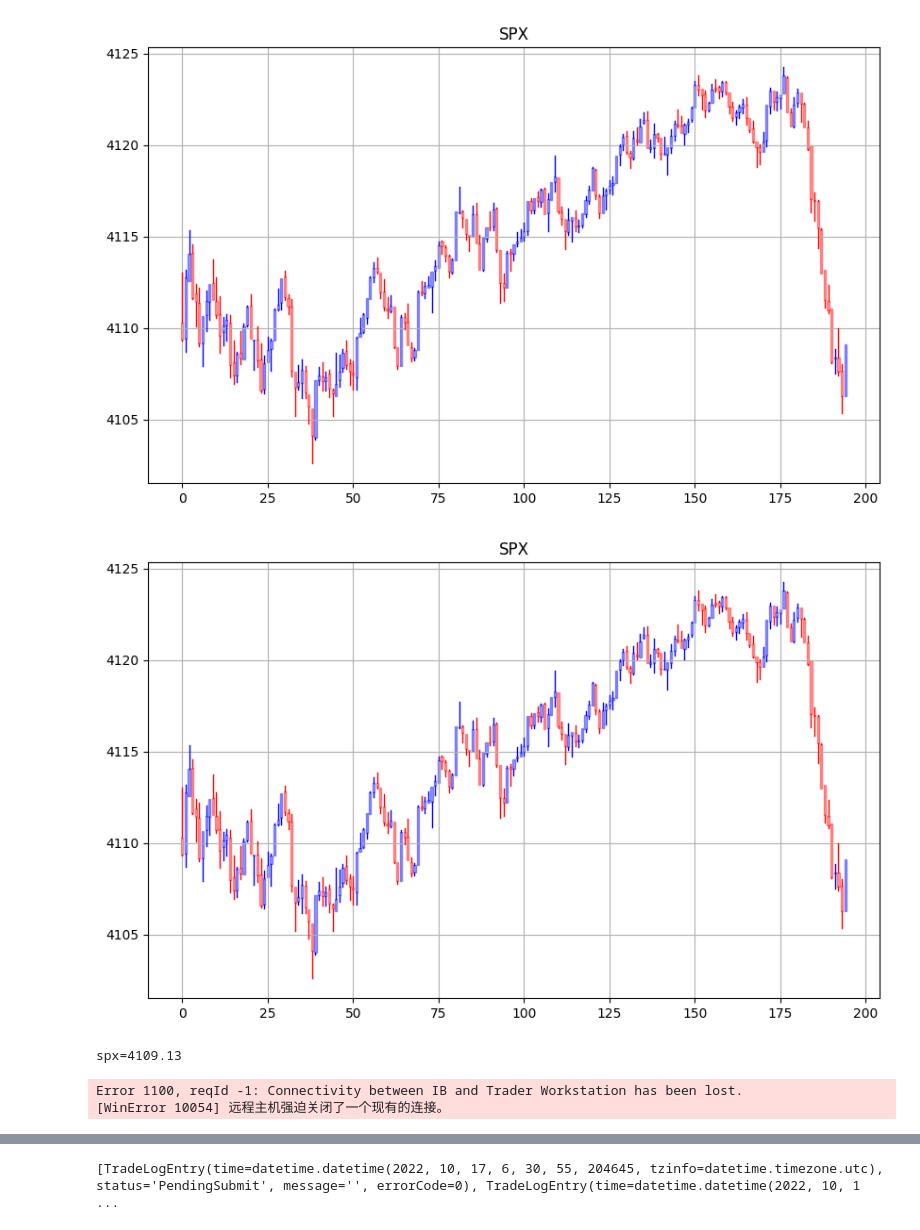
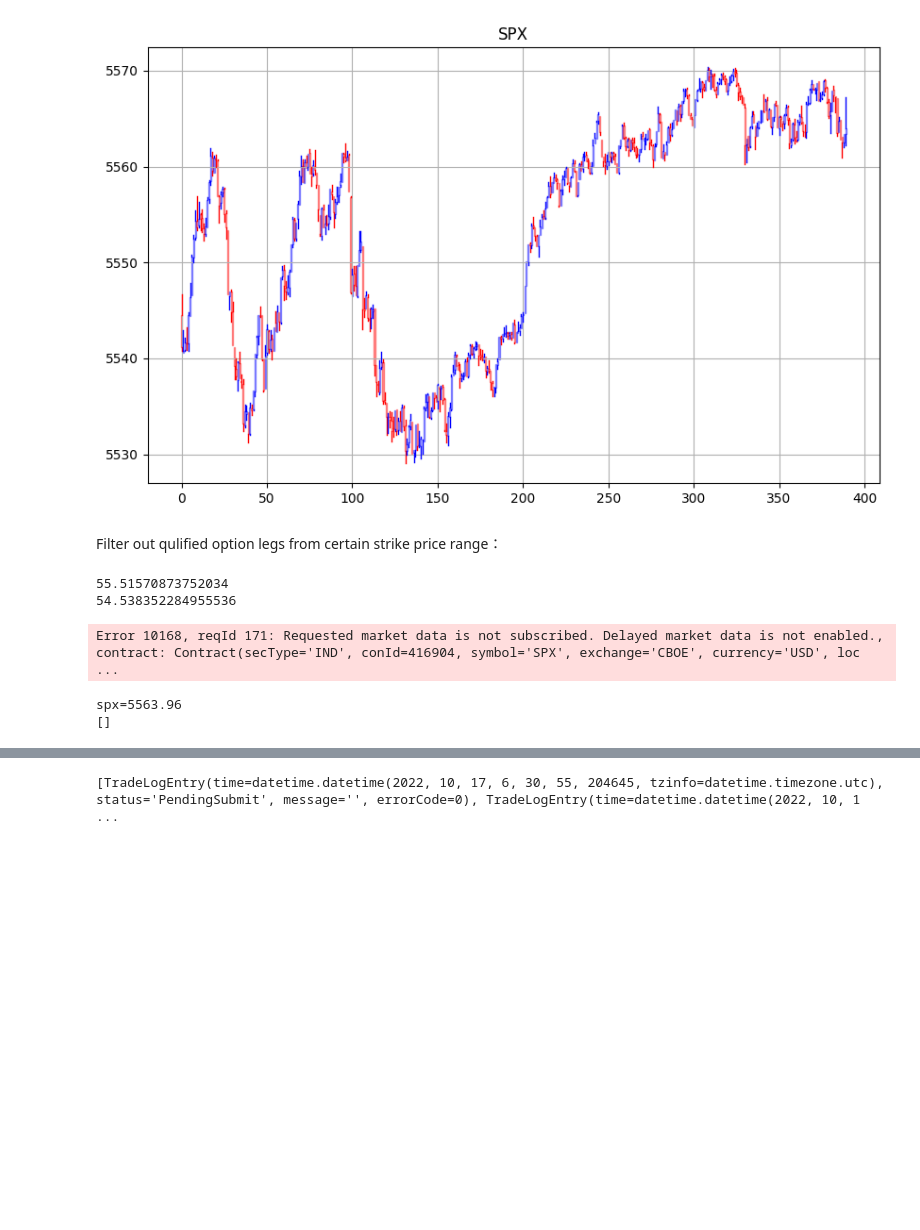
Before and after one commit to tony3641/SpreadTradingSystem, a Jupyter notebook: playground.ipynb, the cells around one changed output, grey strips where cells are left out. Drawn from its saved outputs; the diff is of its cells as text; code cells hidden in the pictures; blank space fills up the shorter version.

Commit message:
add new files
add option_math

```diff
--- a/playground.ipynb
+++ b/playground.ipynb
@@ -48,19 +61,21 @@ Error 1100, reqId -1: Connectivity between IB and Trader Workstation has been lo
 # %%
 spx=Contract(symbol='SPX',secType='IND')
 ib.qualifyContracts(spx)
 ib.reqHeadTimeStamp(spx,whatToShow='TRADES', useRTH=True)
 bars=ib.reqHistoricalData(
     contract=spx,
     endDateTime='',
     durationStr='1 D',
-    barSizeSetting='2 mins',
+    barSizeSetting='1 min',
     whatToShow='TRADES',
     useRTH=True,
     formatDate='1'
 )
 df=util.df(bars)
 #plt.plot(df['close'])
 util.barplot(bars, title=spx.symbol)
+spxVal = bars[-1].close
 # %% [output]
-[figure, old version]
+[figure, new version]
-[figure, removed]
+# %% [markdown]
+Filter out qulified option legs from certain strike price range：
@@ -67,3 +96,10 @@ util.barplot(bars, title=spx.symbol)
+# %%
+tickers=ib.reqTickers(*contracts)
+for ticker in tickers:
+    print(ticker.lastGreeks.impliedVol*math.sqrt(1/252)*spxVal)
+# %% [output]
+55.51570873752034
+54.538352284955536
 # %%
 [ticker]=ib.reqTickers(spx)
 spxVal=ticker.marketPrice()
@@ -74,7 +110,7 @@ chains=ib.reqSecDefOptParams(spx.symbol,'',spx.secType, spx.conId)
 #print('Chains='+str(chains))
 chain=next(c for c in chains if c.tradingClass=='SPXW' and c.exchange=='SMART')
 #print(chain)
-strikes=[stk for stk in chain.strikes if stk%5==0 and spxVal-150<stk<spxVal-50]
+strikes=[stk for stk in chain.strikes if stk%5==0 and spxVal-15<stk<spxVal-15]
 expiration=sorted(exp for exp in chain.expirations)[:1]
 rights=['P']
 contracts=[Option('SPX',exp,stk,right,'SMART')
@@ -83,9 +119,9 @@ contracts=[Option('SPX',exp,stk,right,'SMART')
            for stk in strikes]
 
 contracts=ib.qualifyContracts(*contracts)
-#print(contracts)
 tickers=ib.reqTickers(*contracts)
+print(contracts)
 # %% [output]
-spx=4109.13
+Error 10168, reqId 171: Requested market data is not subscribed. Delayed market data is not enabled., contract: Contract(secType='IND', conId=416904, symbol='SPX', exchange='CBOE', currency='USD', loc ...
-Error 1100, reqId -1: Connectivity between IB and Trader Workstation has been lost.
-[WinError 10054] 远程主机强迫关闭了一个现有的连接。
+spx=5563.96
+[]
```
Also changed, not shown: parts of 9 cells of this notebook, 11 other files.
